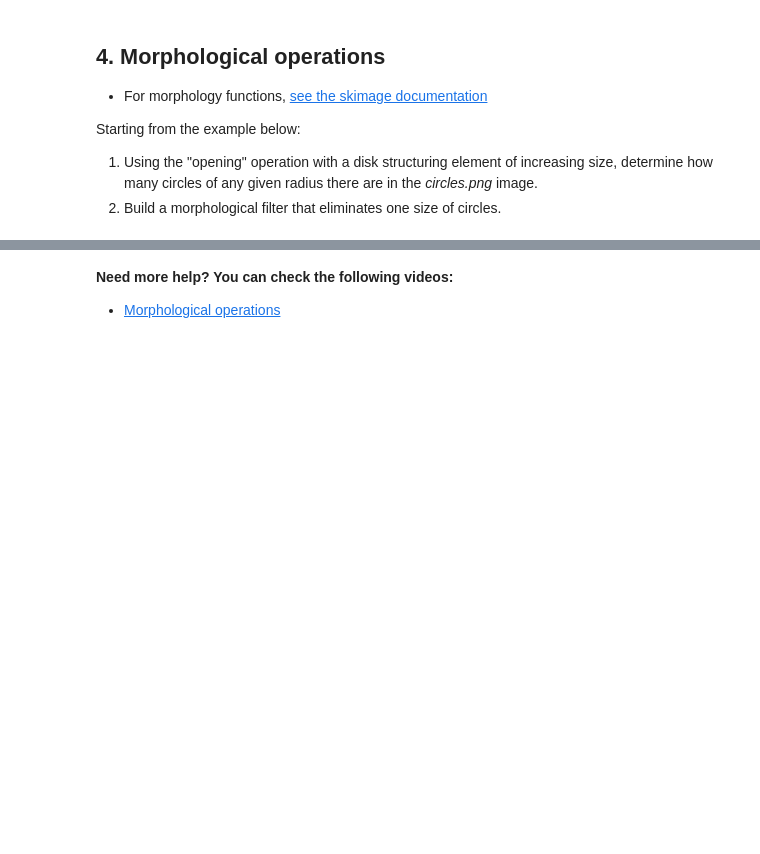
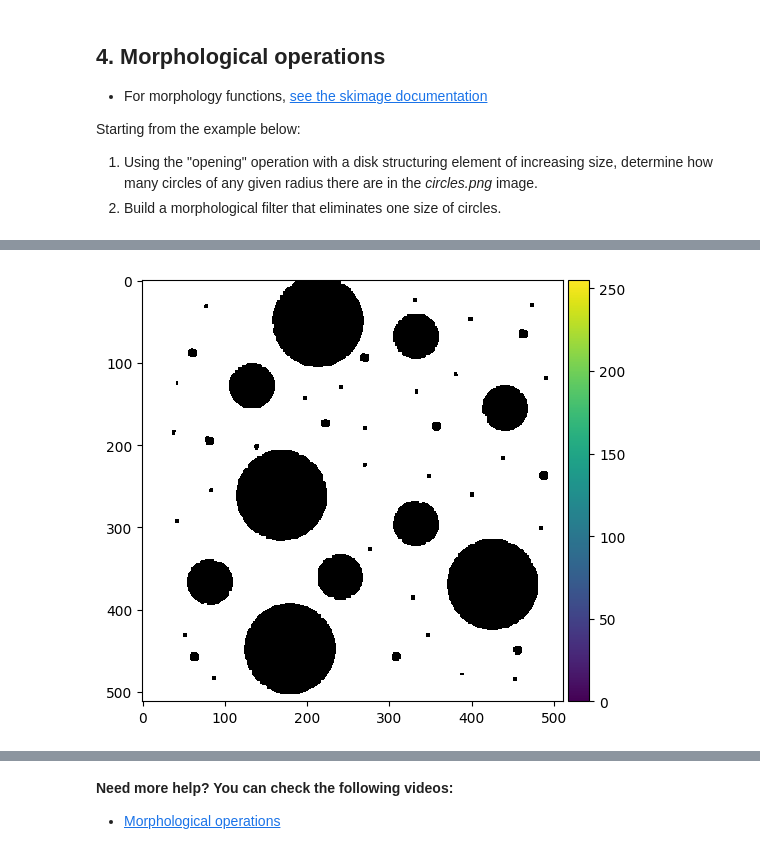
Before and after one commit to ThDeDeyn/info-h-500, a Jupyter notebook: docs/LABS/2_-_Image_Filtering.ipynb, the cells around one changed output, grey strips where cells are left out. Drawn from its saved outputs; the diff is of its cells as text; code cells hidden in the pictures; blank space fills up the shorter version.

```diff
--- a/docs/LABS/2_-_Image_Filtering.ipynb
+++ b/docs/LABS/2_-_Image_Filtering.ipynb
@@ -458,3 +458,90 @@ plt.title('before')
 plt.subplot(1,2,2)
 plt.imshow(computed)
 plt.title('after')
+# %%
+## This cell contains the code of the proposed MorphMath algorithm for the presentation ##
+
+%matplotlib inline
+import numpy as np
+import matplotlib.pyplot as plt
+from matplotlib import cm
+from skimage.io import imread, imshow,imsave
+from skimage.morphology import disk,square, erosion, dilation, opening, closing
+import os
+import cv2
+import skimage
+
+F = imread('circles1.png')==255
+
+
+def show_changes(F,M):
+
+    M_m = np.zeros((x,y,3))
+    for i in range(x):
+        for j in range(y):
+            if M[i,j] == F[i,j] :
+                M_m[i,j] = M[i,j]*255
+            elif M[i,j] < F[i,j] :
+                M_m[i,j,2] = 255
+            else :
+                M_m[i,j,0] = 255
+
+    imshow(M_m)
+    return M_m
+
+x,y = F.shape
+g = np.zeros((x,y))
+
+pepper = 0.02
+salt = 1 - pepper
+
+for i in range(x):
+    for j in range(y):
+        rdn = np.random.random()
+        if rdn < pepper :
+            g[i][j] = 0
+        elif rdn > salt:
+            g[i][j] = 1
+        else :
+            g[i][j] = F[i][j]
+
+
+B = square(3)
+F = g
+# imsave('NoisyCircles.jpg',F)
+M = opening(closing(F,B),B)                            # (F.B) ° B
+LT = dilation(closing(M,B),B)                          # (M.B) + B
+RT = closing(M,B)                                      #  M.B
+E = LT - RT
+
+
+E = E==0
+
+
+M_m = show_changes(M,RT)
+# imshow(M_m)
+
+plt.figure(figsize=[15,12])
+plt.subplot(2,2,1)
+plt.imshow(F, cmap = cm.gray)
+plt.title('Original image')
+plt.subplot(2,2,2)
+plt.imshow(M, cmap = cm.gray)
+plt.title('M')
+plt.subplot(2,2,3)
+plt.imshow(LT, cmap = cm.gray)
+plt.title('Left part')
+plt.subplot(2,2,4)
+plt.imshow(RT, cmap = cm.gray)
+plt.title('Right part')
+plt.show()
+
+imshow(E)
+
+# imsave('E.jpg',E)
+# imsave('BasicCircles.jpg',F)
+# imsave('M.jpg',M)
+# imsave('LeftTerm.jpg',LT)
+# imsave('RightTerm.jpg',RT)
+# imsave('MtoLT.jpg', M_m)
+# %% [output]
@@ -460,0 +549 @@ plt.title('after')
+[figure, added]
```
Also changed, not shown: parts of 4 cells of this notebook, 14 other files.
